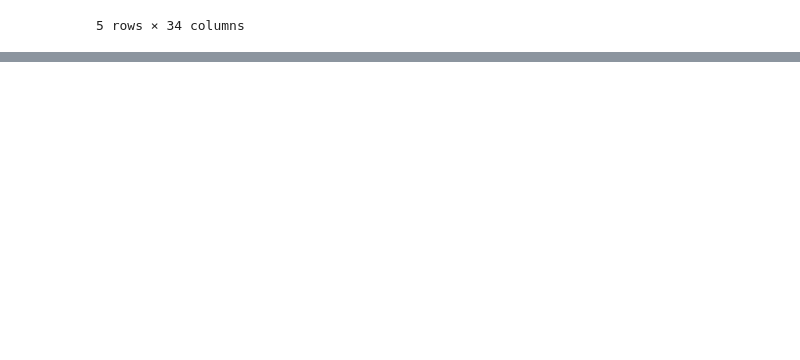
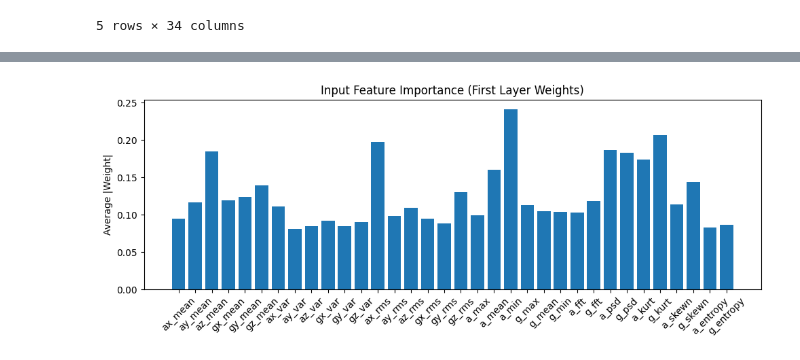
Before and after one commit to AiCupSENZ/othsueh, a Jupyter notebook: experiment.ipynb, the cells around one changed output, grey strips where cells are left out. Saved outputs shown, nothing was run; the diff lists cells and outputs as text; code cells hidden in the pictures; blank space fills up the shorter version.

```diff
--- a/experiment.ipynb
+++ b/experiment.ipynb
@@ -410,0 +469,4 @@ model_binary(X_train_scaled, y_train_le_gender, X_test_scaled, y_test_le_gender)
+# %%
+plot_input_importance(years_model,feature_names=feature_names)
+# %% [output]
+[figure, added]
```
Also changed, not shown: parts of 15 cells of this notebook.
